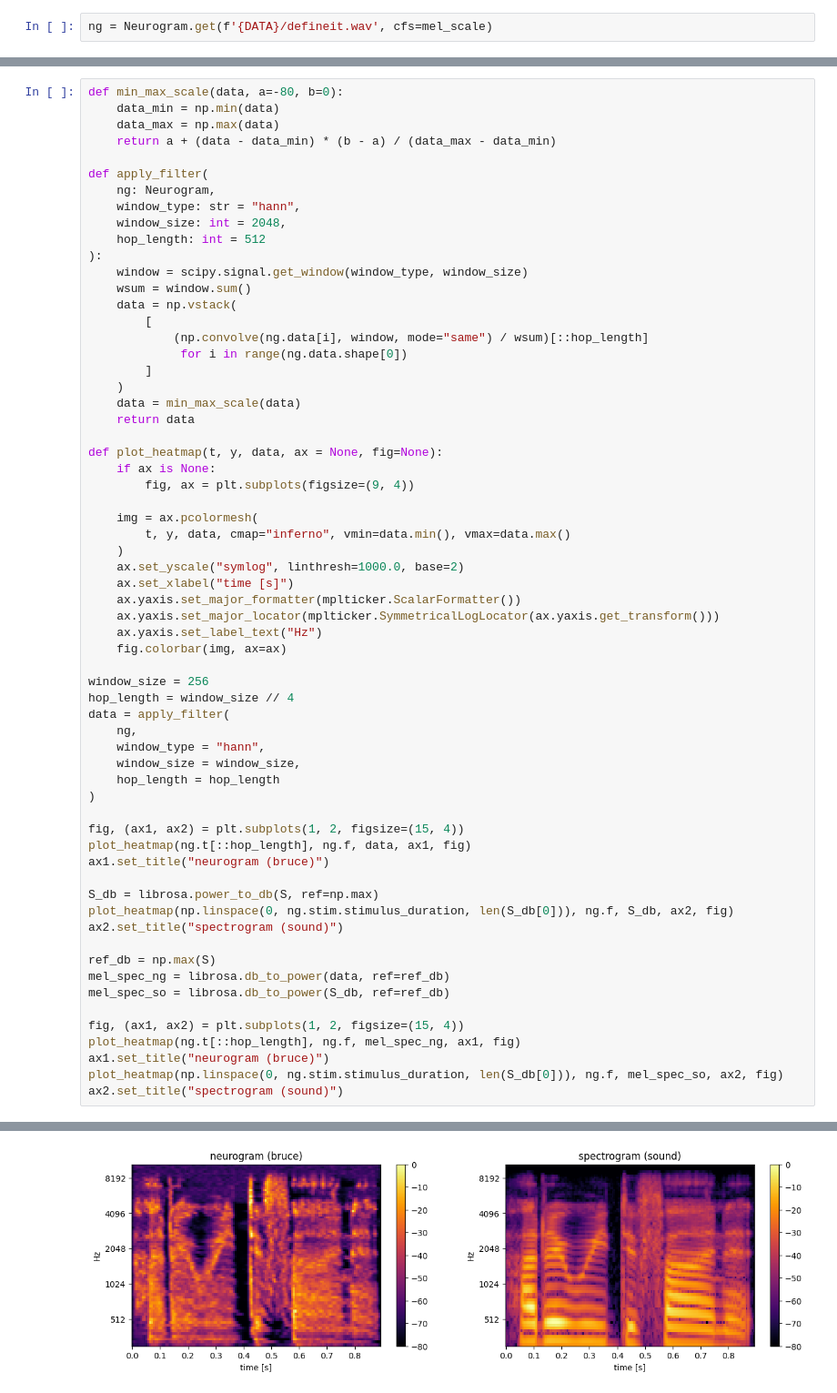
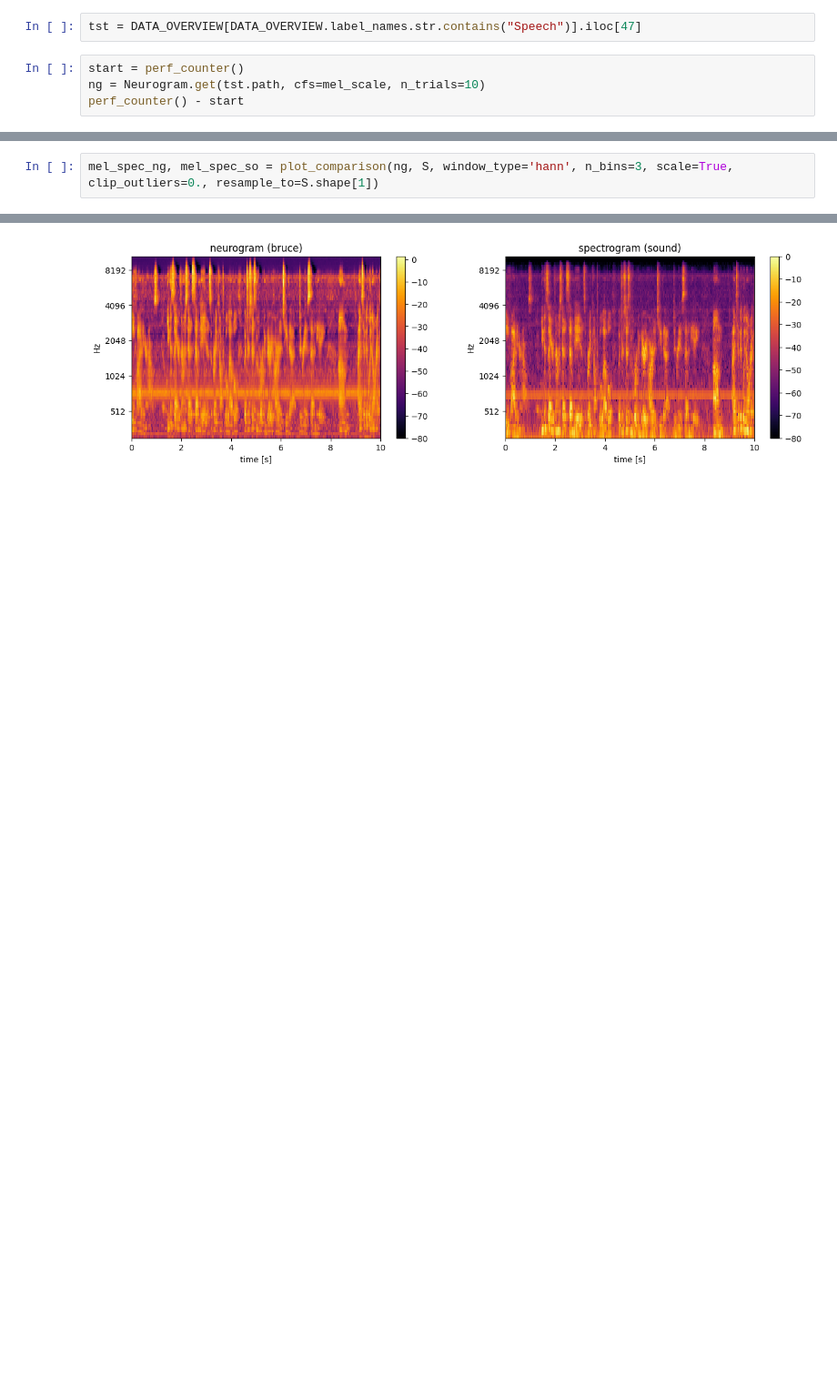
Before and after one commit to jacobdenobel/brucezilany, a Jupyter notebook: scripts/neurogram.ipynb, the cells around one changed output, grey strips where cells are left out. Shown: that part at 91% size. Saved outputs shown, nothing was run; the diff lists cells and outputs as text; blank space fills up the shorter version.

```diff
--- a/scripts/neurogram.ipynb
+++ b/scripts/neurogram.ipynb
@@ -83,3 +178,7 @@ DATA_OVERVIEW
+# %%
+tst = DATA_OVERVIEW[DATA_OVERVIEW.label_names.str.contains("Speech")].iloc[47]
 # %%
-ng = Neurogram.get(f'{DATA}/defineit.wav', cfs=mel_scale)
+start = perf_counter()
+ng = Neurogram.get(tst.path, cfs=mel_scale, n_trials=10)
+perf_counter() - start
 # %% [output]
@@ -100,64 +196,3 @@ S = librosa.feature.melspectrogram(y=np.array(ng.stim.data), sr=ng.stim.sampling
 # %%
-def min_max_scale(data, a=-80, b=0):
-    data_min = np.min(data)
-    data_max = np.max(data)
-    return a + (data - data_min) * (b - a) / (data_max - data_min)
-
-def apply_filter(
-    ng: Neurogram,
-    window_type: str = "hann",
-    window_size: int = 2048,
-    hop_length: int = 512
-):
-    window = scipy.signal.get_window(window_type, window_size)
-    wsum = window.sum()
-    data = np.vstack(
-        [
-            (np.convolve(ng.data[i], window, mode="same") / wsum)[::hop_length]
-             for i in range(ng.data.shape[0])
-        ]
-    )
-    data = min_max_scale(data)
-    return data
-
-def plot_heatmap(t, y, data, ax = None, fig=None):
-    if ax is None:
-        fig, ax = plt.subplots(figsize=(9, 4))
-
-    img = ax.pcolormesh(
-        t, y, data, cmap="inferno", vmin=data.min(), vmax=data.max()
-    )
-    ax.set_yscale("symlog", linthresh=1000.0, base=2)
-    ax.set_xlabel("time [s]")
-    ax.yaxis.set_major_formatter(mplticker.ScalarFormatter())
-    ax.yaxis.set_major_locator(mplticker.SymmetricalLogLocator(ax.yaxis.get_transform()))
-    ax.yaxis.set_label_text("Hz")
-    fig.colorbar(img, ax=ax)
-
-window_size = 256
-hop_length = window_size // 4
-data = apply_filter(
-    ng,
-    window_type = "hann",
-    window_size = window_size,
-    hop_length = hop_length
-)
-
-fig, (ax1, ax2) = plt.subplots(1, 2, figsize=(15, 4))
-plot_heatmap(ng.t[::hop_length], ng.f, data, ax1, fig)
-ax1.set_title("neurogram (bruce)")
-
-S_db = librosa.power_to_db(S, ref=np.max)
-plot_heatmap(np.linspace(0, ng.stim.stimulus_duration, len(S_db[0])), ng.f, S_db, ax2, fig)
-ax2.set_title("spectrogram (sound)")
-
-ref_db = np.max(S)
-mel_spec_ng = librosa.db_to_power(data, ref=ref_db)
-mel_spec_so = librosa.db_to_power(S_db, ref=ref_db)
-
-fig, (ax1, ax2) = plt.subplots(1, 2, figsize=(15, 4))
-plot_heatmap(ng.t[::hop_length], ng.f, mel_spec_ng, ax1, fig)
-ax1.set_title("neurogram (bruce)")
-plot_heatmap(np.linspace(0, ng.stim.stimulus_duration, len(S_db[0])), ng.f, mel_spec_so, ax2, fig)
-ax2.set_title("spectrogram (sound)")
+mel_spec_ng, mel_spec_so = plot_comparison(ng, S, window_type='hann', n_bins=3, scale=True, clip_outliers=0., resample_to=S.shape[1])
 # %% [output]
@@ -165 +199 @@ Text(0.5, 1.0, 'spectrogram (sound)')
-[figure, old version]
+[figure, new version]
```
Also changed, not shown: parts of 9 cells of this notebook.
